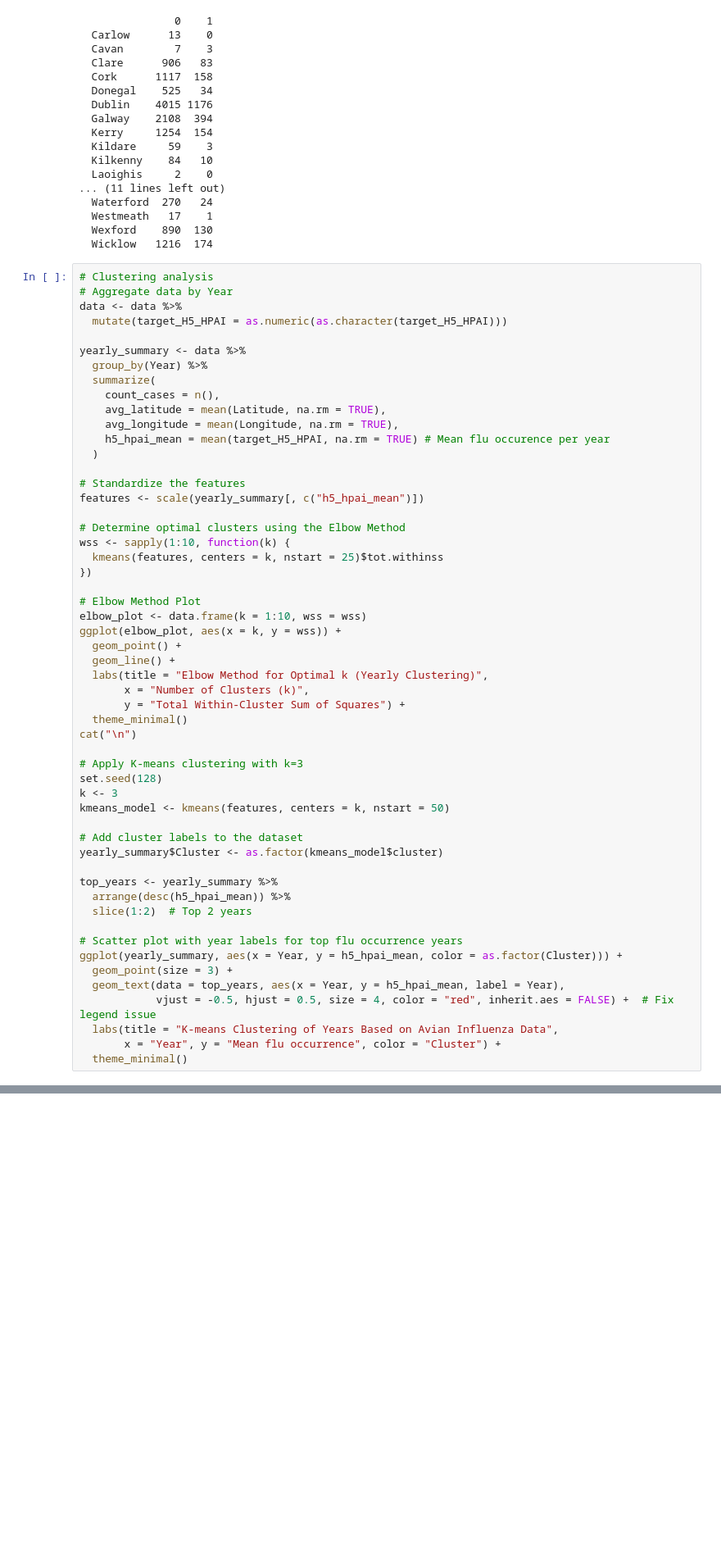
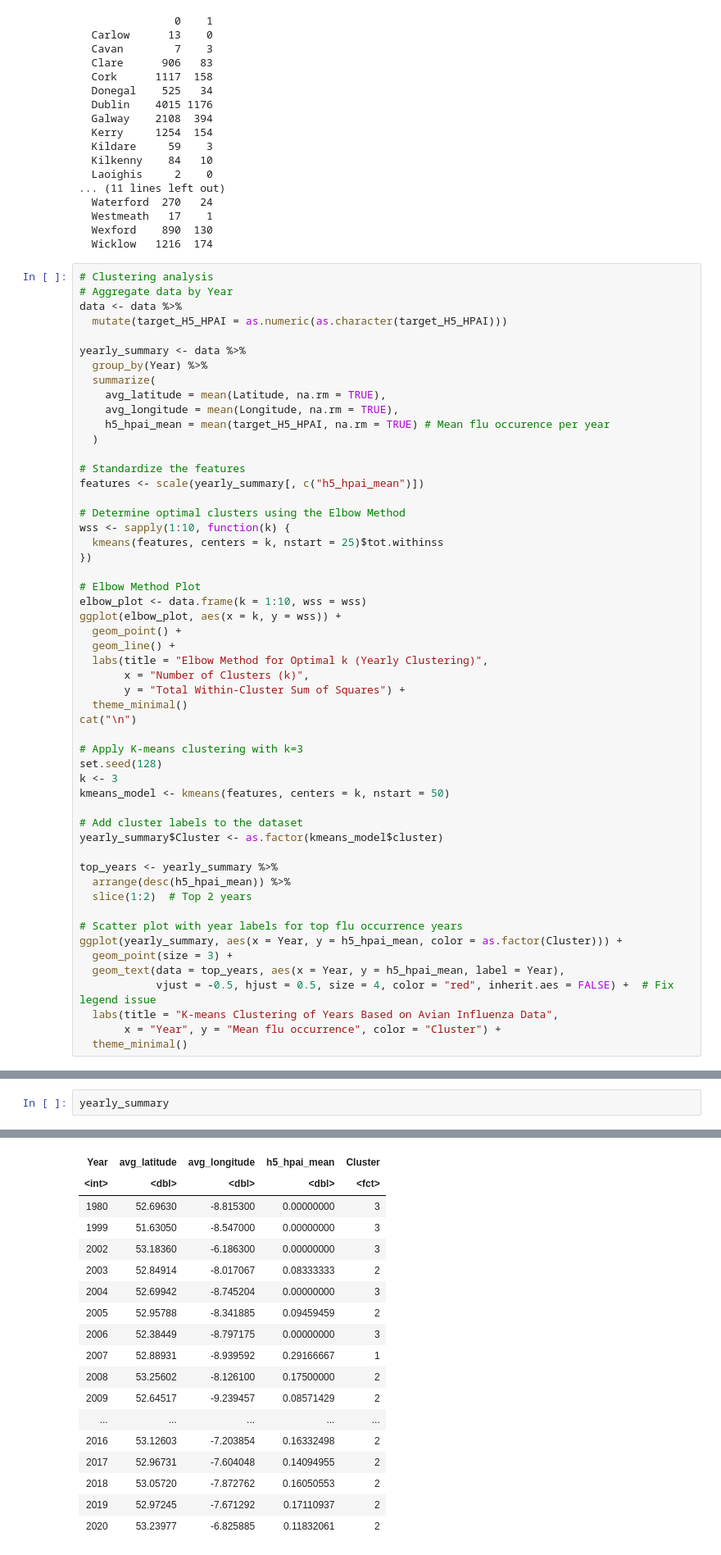
Before and after one commit to mpbeck/ANS-128-GP-The-Explorers-, a Jupyter notebook: code.ipynb, the cells around one changed output, grey strips where cells are left out. Shown: that part at 82% size. Cells and saved outputs as stored; diff of their text form; blank space fills up the shorter version.

```diff
--- a/code.ipynb
+++ b/code.ipynb
@@ -114,7 +114,6 @@ data <- data %>%
 yearly_summary <- data %>%
   group_by(Year) %>%
   summarize(
-    count_cases = n(),
     avg_latitude = mean(Latitude, na.rm = TRUE),
     avg_longitude = mean(Longitude, na.rm = TRUE),
     h5_hpai_mean = mean(target_H5_HPAI, na.rm = TRUE) # Mean flu occurence per year
@@ -224,0 +201,3 @@ A tibble: 26 × 5
+# %%
+yearly_summary
+# %% [output]
@@ -224,0 +205,18 @@ A tibble: 26 × 5
+| Year | avg_latitude | avg_longitude | h5_hpai_mean | Cluster |
+| <int> | <dbl> | <dbl> | <dbl> | <fct> |
+| 1980 | 52.69630 | -8.815300 | 0.00000000 | 3 |
+| 1999 | 51.63050 | -8.547000 | 0.00000000 | 3 |
+| 2002 | 53.18360 | -6.186300 | 0.00000000 | 3 |
+| 2003 | 52.84914 | -8.017067 | 0.08333333 | 2 |
+| 2004 | 52.69942 | -8.745204 | 0.00000000 | 3 |
+| 2005 | 52.95788 | -8.341885 | 0.09459459 | 2 |
+| 2006 | 52.38449 | -8.797175 | 0.00000000 | 3 |
+| 2007 | 52.88931 | -8.939592 | 0.29166667 | 1 |
+| 2008 | 53.25602 | -8.126100 | 0.17500000 | 2 |
+| 2009 | 52.64517 | -9.239457 | 0.08571429 | 2 |
+| ... | ... | ... | ... | ... |
+| 2016 | 53.12603 | -7.203854 | 0.16332498 | 2 |
+| 2017 | 52.96731 | -7.604048 | 0.14094955 | 2 |
+| 2018 | 53.05720 | -7.872762 | 0.16050553 | 2 |
+| 2019 | 52.97245 | -7.671292 | 0.17110937 | 2 |
+| 2020 | 53.23977 | -6.825885 | 0.11832061 | 2 |
```
Also changed, not shown: parts of 3 cells of this notebook.
